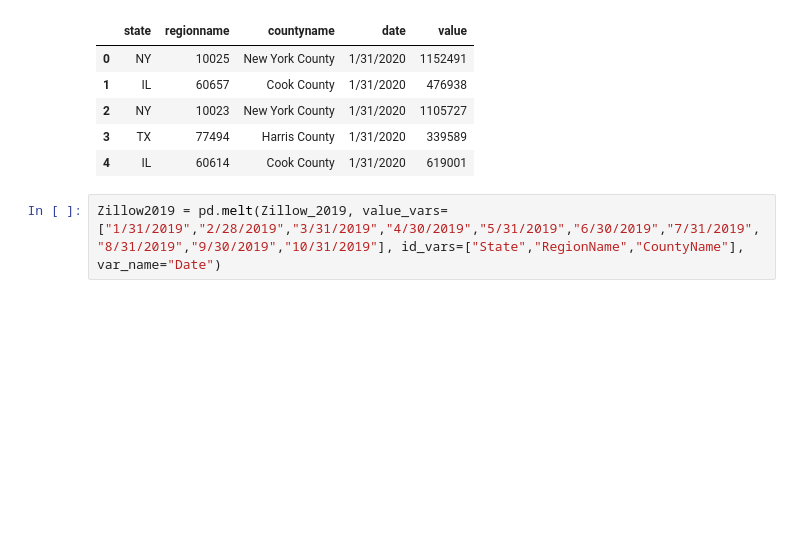
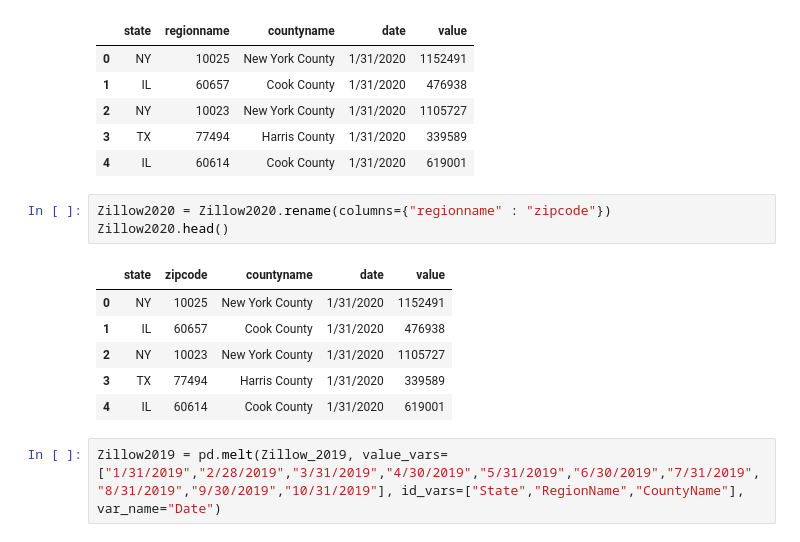
Before and after one commit to Amelchristy/Covid-19-vs-Housing-Prices, a Jupyter notebook: Untitled.ipynb, the cells around one changed output. Drawn from its saved outputs; the diff is of its cells as text; blank space fills up the shorter version.

```diff
--- a/Untitled.ipynb
+++ b/Untitled.ipynb
@@ -128,6 +128,16 @@ Zillow2020.head()
 | 2 | NY | 10023 | New York County | 1/31/2020 | 1105727 |
 | 3 | TX | 77494 | Harris County | 1/31/2020 | 339589 |
 | 4 | IL | 60614 | Cook County | 1/31/2020 | 619001 |
+# %%
+Zillow2020 = Zillow2020.rename(columns={"regionname" : "zipcode"})
+Zillow2020.head()
+# %% [output]
+|  | state | zipcode | countyname | date | value |
+| 0 | NY | 10025 | New York County | 1/31/2020 | 1152491 |
+| 1 | IL | 60657 | Cook County | 1/31/2020 | 476938 |
+| 2 | NY | 10023 | New York County | 1/31/2020 | 1105727 |
+| 3 | TX | 77494 | Harris County | 1/31/2020 | 339589 |
+| 4 | IL | 60614 | Cook County | 1/31/2020 | 619001 |
 # %%
 Zillow2019 = pd.melt(Zillow_2019, value_vars=["1/31/2019","2/28/2019","3/31/2019","4/30/2019","5/31/2019","6/30/2019","7/31/2019","8/31/2019","9/30/2019","10/31/2019"], id_vars=["State","RegionName","CountyName"], var_name="Date")
 # %%
```
Also changed, not shown: parts of 5 cells of this notebook.
